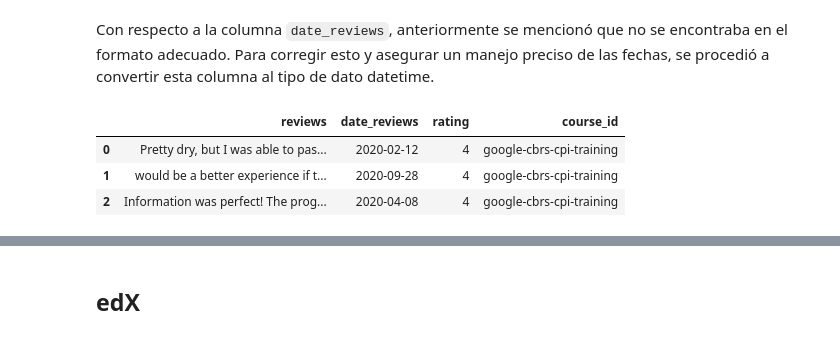
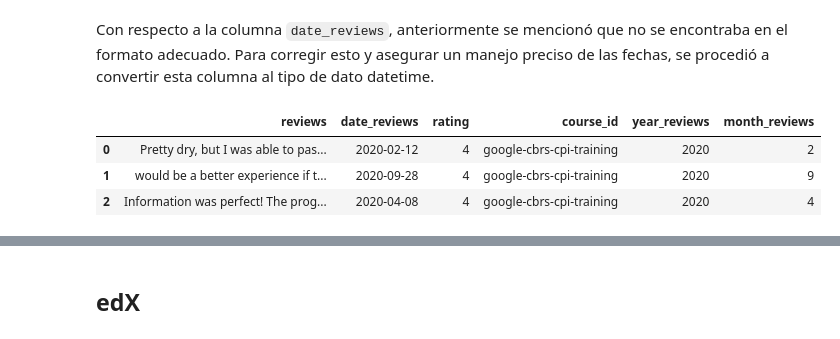
Before and after one commit to HolyGrace/MOOCalytics, a Jupyter notebook: notebooks/EDA.ipynb, the cells around one changed output, grey strips where cells are left out. Drawn from its saved outputs; the diff is of its cells as text; code cells hidden in the pictures.

Commit message:
Explore coursera and edX datasets

```diff
--- a/notebooks/EDA.ipynb
+++ b/notebooks/EDA.ipynb
@@ -123,12 +123,14 @@ coursera_reviews.shape[0]
 Con respecto a la columna ``date_reviews``, anteriormente se mencionó que no se encontraba en el formato adecuado. Para corregir esto y asegurar un manejo preciso de las fechas, se procedió a convertir esta columna al tipo de dato datetime.
 # %%
 coursera_reviews['date_reviews'] = pd.to_datetime(coursera_reviews['date_reviews'], format="%b %d, %Y")
+coursera_reviews['year_reviews'] = coursera_reviews['date_reviews'].dt.year
+coursera_reviews['month_reviews'] = coursera_reviews['date_reviews'].dt.month
 coursera_reviews.head(3)
 # %% [output]
-|  | reviews | date_reviews | rating | course_id |
-| 0 | Pretty dry, but I was able to pas... | 2020-02-12 | 4 | google-cbrs-cpi-training |
-| 1 | would be a better experience if t... | 2020-09-28 | 4 | google-cbrs-cpi-training |
-| 2 | Information was perfect! The prog... | 2020-04-08 | 4 | google-cbrs-cpi-training |
+|  | reviews | date_reviews | rating | course_id | year_reviews | month_reviews |
+| 0 | Pretty dry, but I was able to pas... | 2020-02-12 | 4 | google-cbrs-cpi-training | 2020 | 2 |
+| 1 | would be a better experience if t... | 2020-09-28 | 4 | google-cbrs-cpi-training | 2020 | 9 |
+| 2 | Information was perfect! The prog... | 2020-04-08 | 4 | google-cbrs-cpi-training | 2020 | 4 |
 # %%
 coursera_reviews.info()
 # %% [output]
```
Also changed, not shown: parts of 37 cells of this notebook.
